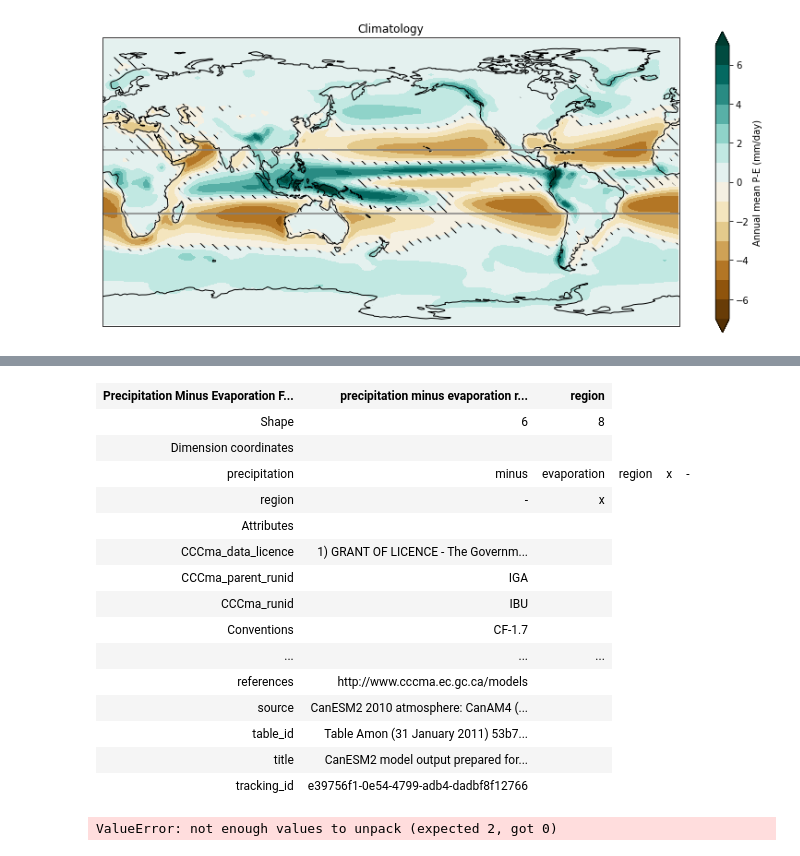
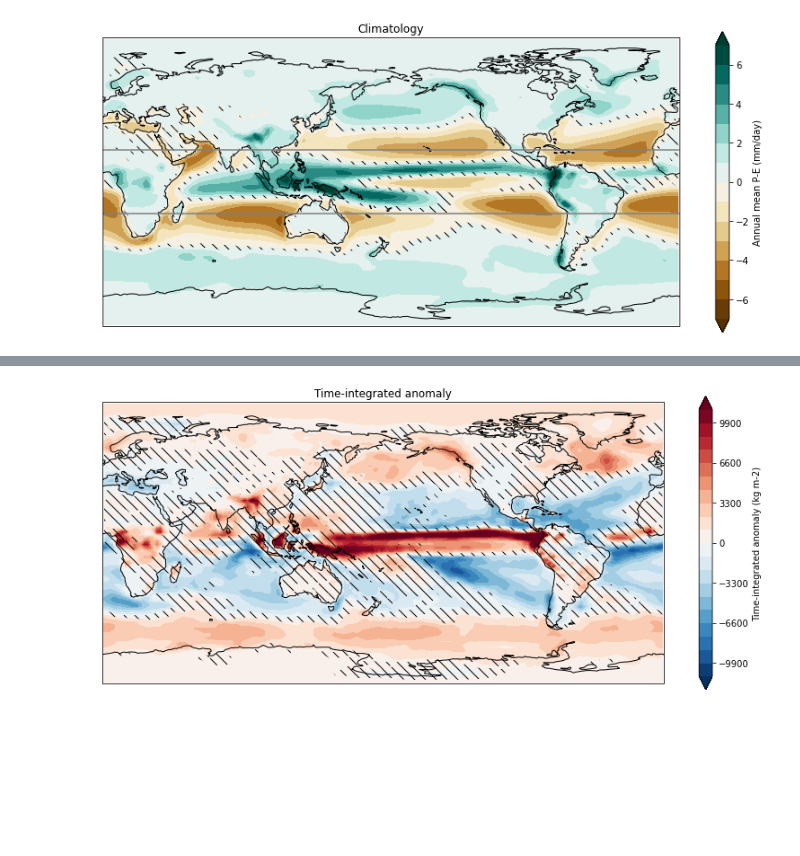
Before and after one commit to DamienIrving/ocean-analysis, a Jupyter notebook: development/pe_ensemble_plot.ipynb, the cells around one changed output, grey strips where cells are left out. Cells and saved outputs as stored; diff of their text form; code cells hidden in the pictures; blank space fills up the shorter version.

```diff
--- a/development/pe_ensemble_plot.ipynb
+++ b/development/pe_ensemble_plot.ipynb
@@ -61,7 +61,9 @@ def get_cube_list(infiles, agg):
     ensemble_cube_list = iris.cube.CubeList([])
     for ensnum, ensemble_member in enumerate(infiles):
         print(ensemble_member)
-        cube, history = gio.combine_files(ensemble_member, 'precipitation_minus_evaporation_flux')
+        cube, history = gio.combine_files(ensemble_member,
+                                          'precipitation_minus_evaporation_flux',
+                                          new_calendar='365_day')
         cube = gio.check_time_units(cube)
         if agg == 'clim':
             cube = timeseries.convert_to_annual(cube, aggregation='mean', days_in_month=True)
@@ -78,6 +80,7 @@ def get_cube_list(infiles, agg):
         cube.add_aux_coord(new_aux_coord)
         cube.cell_methods = ()
         ensemble_cube_list.append(cube)
+        print("Total number of models:", len(ensemble_cube_list))
 
     return ensemble_cube_list
 # %%
@@ -194,5 +226,5 @@ plot_data(clim_ensemble_mean, clim_ensemble_agreement, 'clim', agreement_bounds=
 # %%
-ghg_files = glob.glob('/g/data/e14/dbi599/CMIP?/DAMIP/*/*/*GHG/*/Ayr/pe/*/*/pe-region-sum-anomaly_Ayr_*_*GHG_*_*_*-cumsum.nc')
+ghg_files = glob.glob('/g/data/e14/dbi599/CMIP?/DAMIP/*/*/*GHG/*/Ayr/pe/*/*/pe-anomaly_Ayr_*_*GHG_*_*_??????-??????-cumsum.nc')
 ghg_files.sort()
 # %%
 ghg_ensemble_cube_list = get_cube_list(ghg_files, 'anom')
@@ -211,27 +249,6 @@ cube.remove_coord('time')
-# %%
-cube
-# %% [output]
-| Precipitation Minus Evaporation F... | precipitation minus evaporation r... | region |
-| Shape | 6 | 8 |
-| Dimension coordinates |  |  |
-| precipitation | minus | evaporation | region | x | - |
-| region | - | x |
-| Attributes |  |  |
-| CCCma_data_licence | 1) GRANT OF LICENCE - The Governm... |  |
-| CCCma_parent_runid | IGA |  |
-| CCCma_runid | IBU |  |
-| Conventions | CF-1.7 |  |
-| ... | ... | ... |
-| references | http://www.cccma.ec.gc.ca/models |  |
-| source | CanESM2 2010 atmosphere: CanAM4 (... |  |
-| table_id | Table Amon (31 January 2011) 53b7... |  |
-| title | CanESM2 model output prepared for... |  |
-| tracking_id | e39756f1-0e54-4799-adb4-dadbf8f12766 |  |
-# %%
-cube = regrid(cube)
-# %% [output]
-ValueError: not enough values to unpack (expected 2, got 0)
 # %%
 ghg_ensemble_mean, ghg_ensemble_agreement = ensemble_stats(ghg_ensemble_cube_list)
 # %%
-plot_data(ghg_ensemble_mean, ghg_ensemble_agreement, 'anom')
+plot_data(ghg_ensemble_mean, ghg_ensemble_agreement, 'anom', agreement_bounds=[0.33, 0.66])
+# %% [output]
+[figure, added]
```
Also changed, not shown: parts of 10 cells of this notebook.
